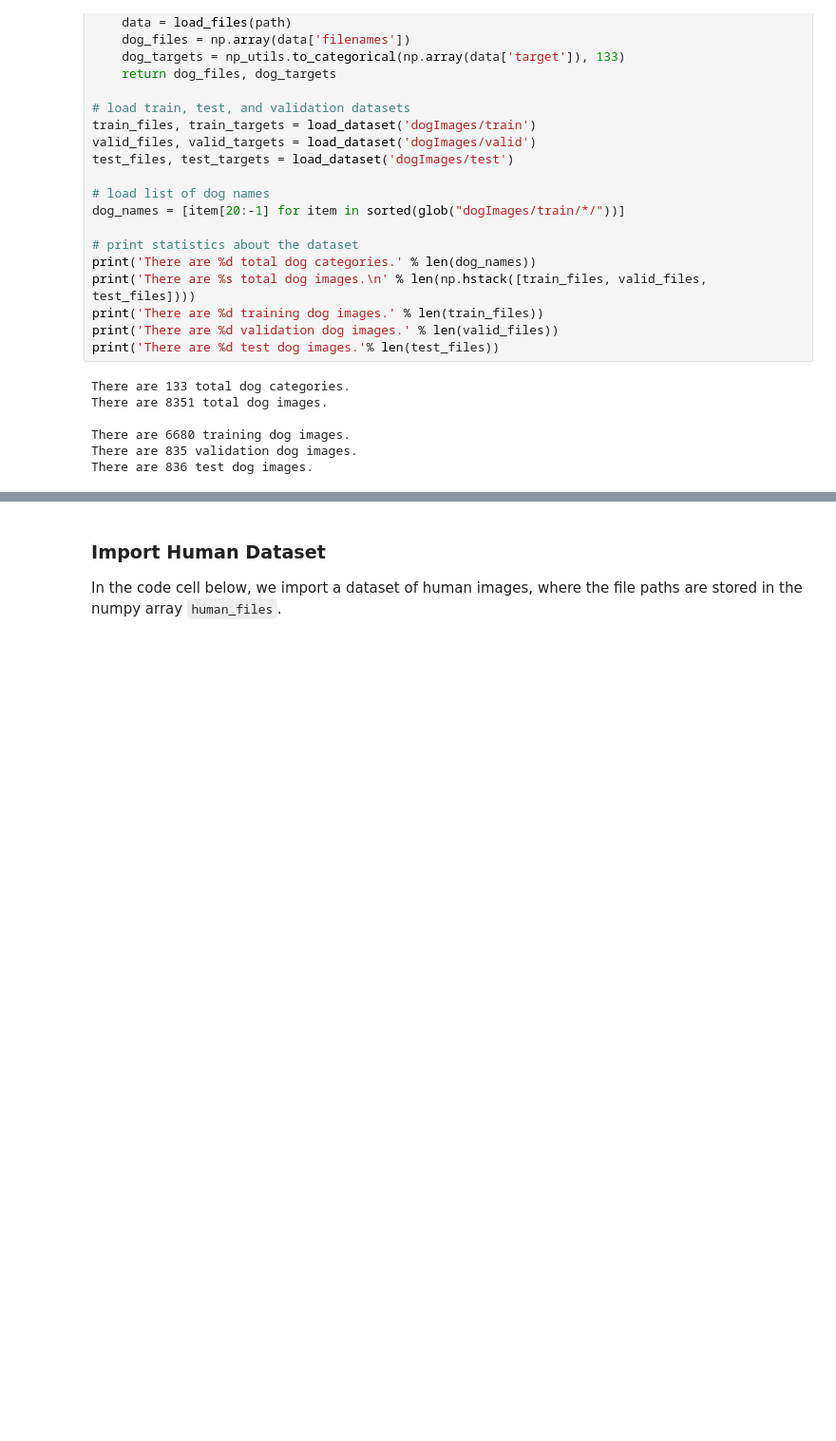
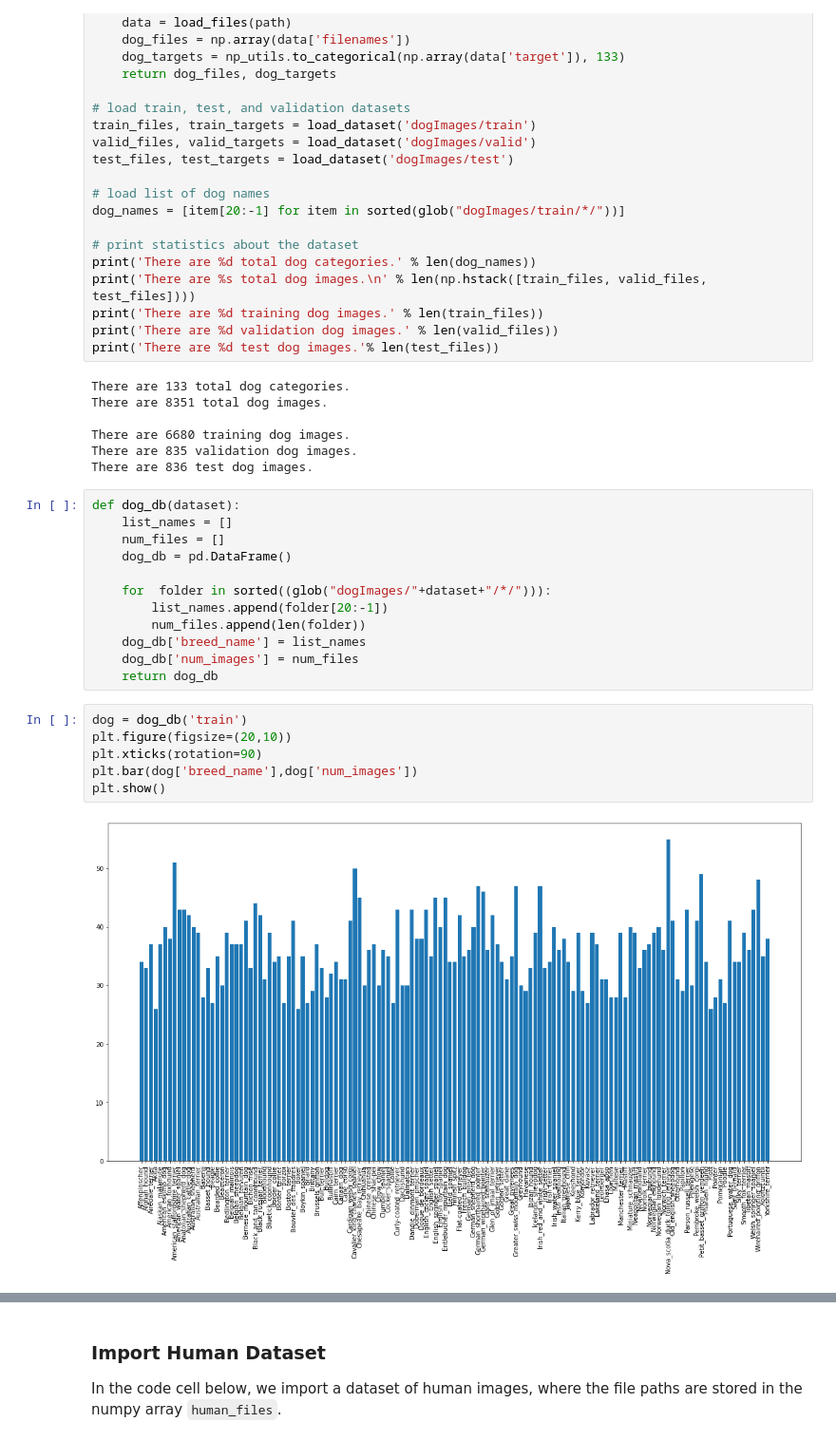
Before and after one commit to jalaltareen/Dog_Classifier, a Jupyter notebook: dog_app.ipynb, the cells around one changed output, grey strips where cells are left out. Shown at 95% size. Cells and saved outputs as stored; diff of their text form; blank space fills up the shorter version.

Commit message:
commit 2
Graph addition and data exploration

```diff
--- a/dog_app.ipynb
+++ b/dog_app.ipynb
@@ -119,3 +119,23 @@ There are 8351 total dog images.
 There are 6680 training dog images.
 There are 835 validation dog images.
 There are 836 test dog images.
+# %%
+def dog_db(dataset):
+    list_names = []
+    num_files = []
+    dog_db = pd.DataFrame()
+
+    for  folder in sorted((glob("dogImages/"+dataset+"/*/"))):
+        list_names.append(folder[20:-1])
+        num_files.append(len(folder))
+    dog_db['breed_name'] = list_names
+    dog_db['num_images'] = num_files
+    return dog_db
+# %%
+dog = dog_db('train')
+plt.figure(figsize=(20,10))
+plt.xticks(rotation=90)
+plt.bar(dog['breed_name'],dog['num_images'])
+plt.show()
+# %% [output]
+[figure, added]
```
Also changed, not shown: parts of 6 cells of this notebook.
